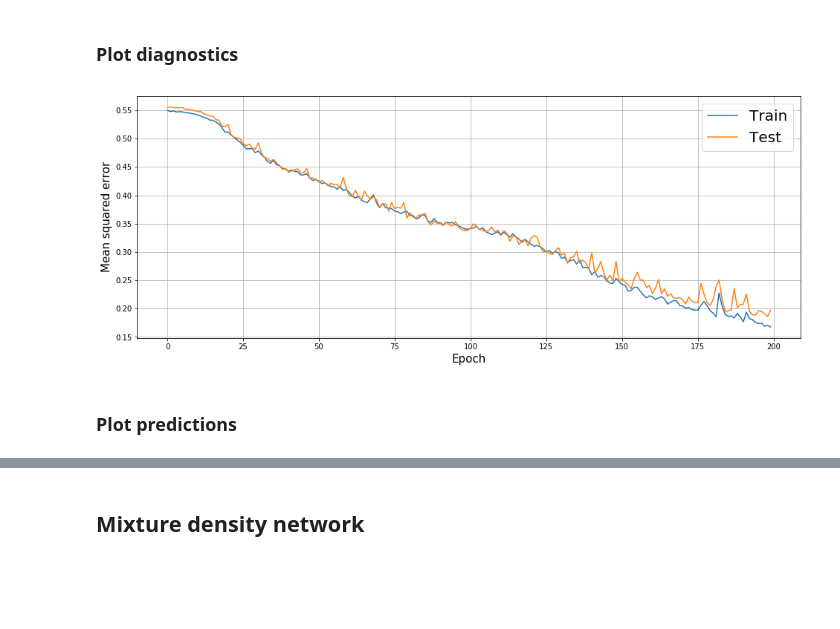
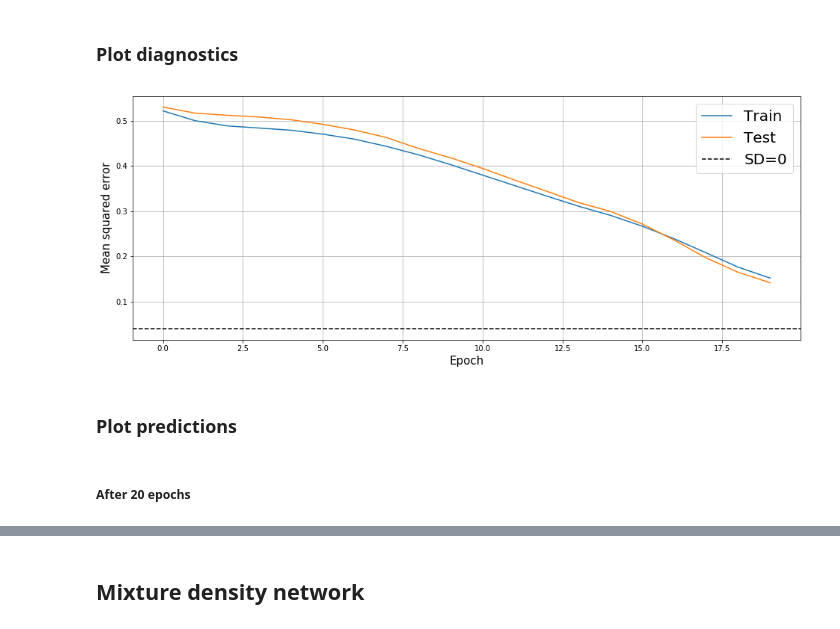
Before and after one commit to sebaheg/PML, a Jupyter notebook: nb4-mdn-regression-uncertainty.ipynb, the cells around one changed output, grey strips where cells are left out. Saved outputs shown, nothing was run; the diff lists cells and outputs as text; code cells hidden in the pictures; blank space fills up the shorter version.

```diff
--- a/nb4-mdn-regression-uncertainty.ipynb
+++ b/nb4-mdn-regression-uncertainty.ipynb
@@ -29,11 +28,11 @@ import matplotlib.pyplot as plt
 ## Generate data
 # %%
 n_data = 2000
-n_periods = 10
+n_periods = 3
 a = -0.5; b = 0.5
 x_data = np.linspace(a, b, n_data)
 y_data = np.sin(2*np.pi*n_periods*x_data/(b-a))+np.random.normal(loc=0, scale=0.2, size=n_data)
-         #(x_data-a)/(b-a)*np.random.normal(loc=0, scale=0.2, size=n_data)
+#y_data = np.sin(2*np.pi*n_periods*x_data/(b-a))+(x_data-a)/(b-a)*np.random.normal(loc=0, scale=0.2, size=n_data)
 x_data = np.reshape(x_data, (n_data, 1))
 
 n_pred = 2000
@@ -114,10 +101,11 @@ Why does the ANN learn from the middle and out? Is it more uncertain on the edge
 # %%
 def build_ffnn():
     X = Input(shape=(1,))
-    h = Dense(units=128, activation='relu')(X)
-    h = Dense(units=128, activation='relu')(h)
-    h = Dense(units=128, activation='relu')(h)
-    y = Dense(units=1, activation='linear')(h)
+    h = Dense(units=16, activation='relu', kernel_initializer='glorot_uniform')(X)
+    h = Dense(units=16, activation='relu', kernel_initializer='glorot_uniform')(h)
+    h = Dense(units=16, activation='relu', kernel_initializer='glorot_uniform')(h)
+    h = Dense(units=16, activation='relu', kernel_initializer='glorot_uniform')(h)
+    y = Dense(units=1, activation='linear', kernel_initializer='glorot_uniform')(h)
     model = Model(inputs=X, outputs=y)
 
     return model
@@ -144,12 +132,13 @@ n_epoch = 0
 train_loss = np.array([])
 test_loss = np.array([])
 # %%
+batch_size = 64
 lr = 1e-3
 model = compile_ffnn(lr)
-n_epoch_add = 200
+n_epoch_add = 100
 
 n_epoch_final = n_epoch+n_epoch_add
-history = model.fit(x=X_train, y=y_train, validation_data=(X_test, y_test), epochs=n_epoch_final, initial_epoch=n_epoch, batch_size=64, verbose=1)
+history = model.fit(x=X_train, y=y_train, validation_data=(X_test, y_test), epochs=n_epoch_final, initial_epoch=n_epoch, batch_size=batch_size, verbose=1)
 train_loss = np.append(train_loss, history.history['loss'])
 test_loss = np.append(test_loss, history.history['val_loss'])
 n_epoch = n_epoch_final
@@ -178,13 +165,16 @@ mse_ffnn = np.append(mse_ffnn, [[n_epoch, train_loss[-1], test_loss[-1]]])
 # %%
 plt.figure(figsize=(16,6))
 plt.plot(range(n_epoch), train_loss, label='Train')
 plt.plot(range(n_epoch), test_loss, label='Test')
+plt.axhline(0.2**2, linestyle='--', color='k', label='SD=0')
 plt.xlabel('Epoch', fontsize=15)
 plt.ylabel('Mean squared error', fontsize=15)
 plt.legend(fontsize=20)
 plt.grid()
 plt.show()
 # %% [output]
-[figure, old version]
+[figure, new version]
 # %% [markdown]
 ### Plot predictions
+# %% [markdown]
+##### After 20 epochs
```
Also changed, not shown: parts of 66 cells of this notebook, 1 other file.
